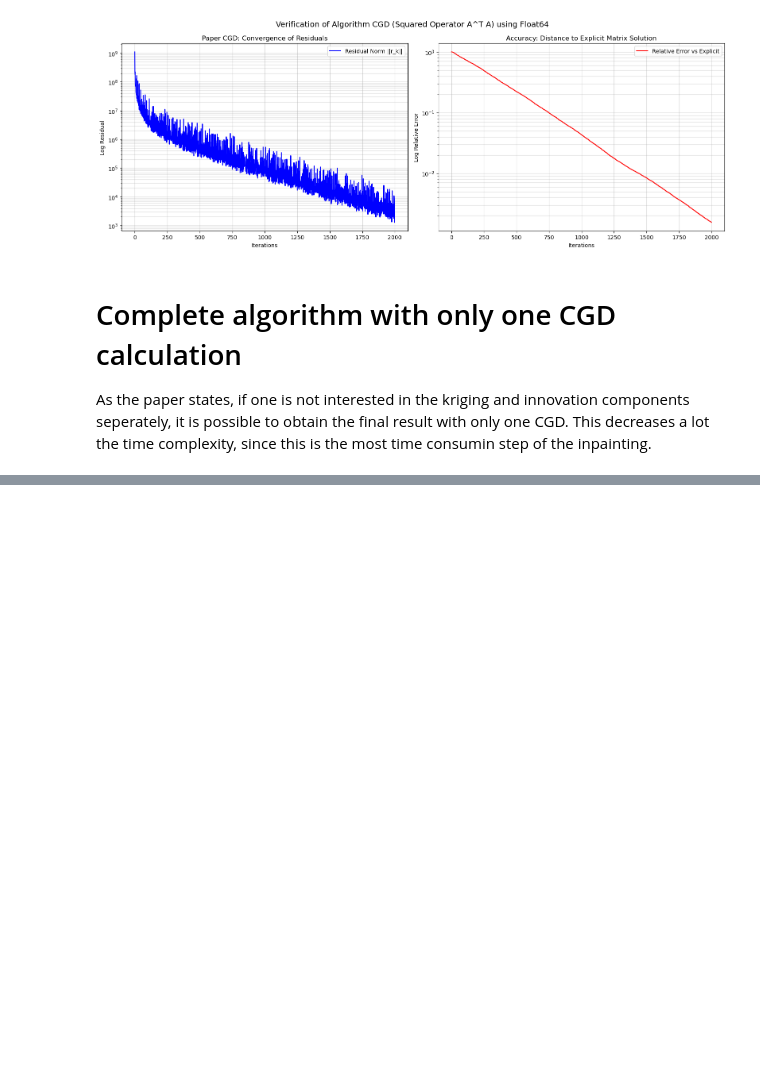
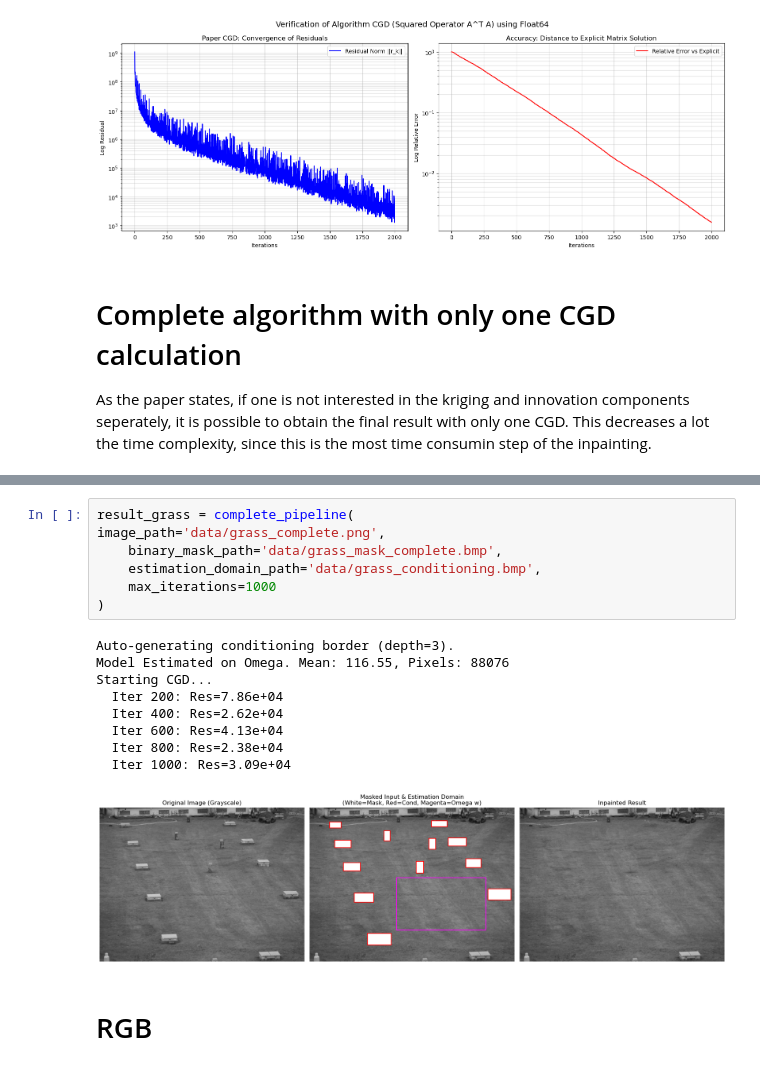
Before and after one commit to guilhermeRaibolt/gaussian-impainting, a Jupyter notebook: gaussian_sampling.ipynb, the cells around one changed output, grey strips where cells are left out. Cells and saved outputs as stored; diff of their text form; blank space fills up the shorter version.

```diff
--- a/gaussian_sampling.ipynb
+++ b/gaussian_sampling.ipynb
@@ -2837,0 +1033,19 @@ ValueError: Error: Conditioning mask is empty! Check your input images.
+# %%
+result_grass = complete_pipeline(
+image_path='data/grass_complete.png',
+    binary_mask_path='data/grass_mask_complete.bmp',
+    estimation_domain_path='data/grass_conditioning.bmp',
+    max_iterations=1000
+)
+# %% [output]
+Auto-generating conditioning border (depth=3).
+Model Estimated on Omega. Mean: 116.55, Pixels: 88076
+Starting CGD...
+  Iter 200: Res=7.86e+04
+  Iter 400: Res=2.62e+04
+  Iter 600: Res=4.13e+04
+  Iter 800: Res=2.38e+04
+  Iter 1000: Res=3.09e+04
+[figure, added]
+# %% [markdown]
+# RGB
```
Also changed, not shown: parts of 38 cells of this notebook.
